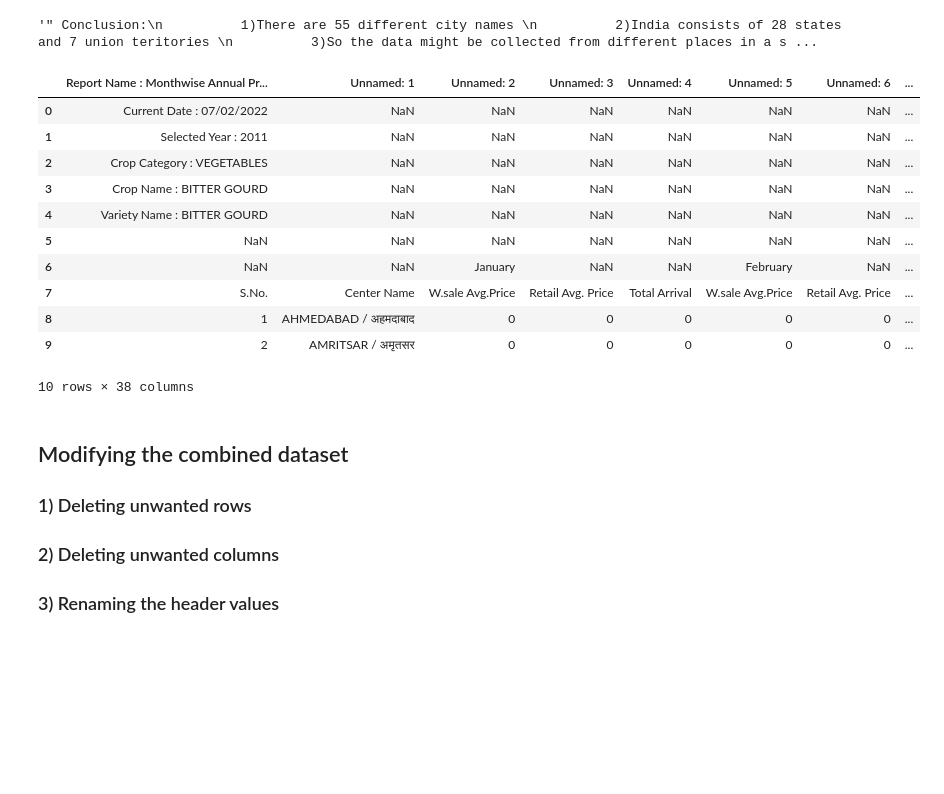
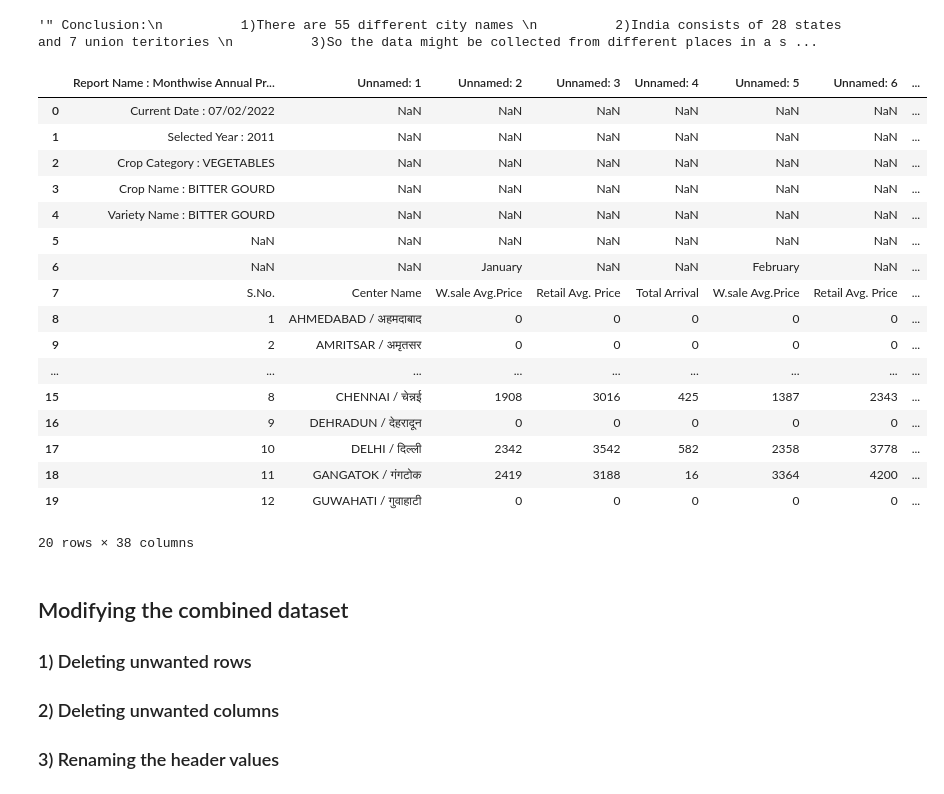
Before and after one commit to gkakani1/Exploratory_Data_Analysis, a Jupyter notebook: Code/EDA/crops_Datasets_EDA/EDA__of_crops_datasets.ipynb, the cells around one changed output. Cells and saved outputs as stored; diff of their text form; code cells hidden in the pictures; blank space fills up the shorter version.

```diff
--- a/Code/EDA/crops_Datasets_EDA/EDA__of_crops_datasets.ipynb
+++ b/Code/EDA/crops_Datasets_EDA/EDA__of_crops_datasets.ipynb
@@ -185,20 +167,26 @@ for i in range(0,10): # value of "i" in range of no:of food crops
     df_original = df_original.append(df_i, ignore_index = True) # Appending df_i to df_original dataframe
 # %%
 # Returning top 10 rows of df_original dataframe
-df_original.head(10)
+df_original.head(20)
 # %% [output]
 |  | Report Name : Monthwise Annual Pr... | Unnamed: 1 | Unnamed: 2 | Unnamed: 3 | Unnamed: 4 | Unnamed: 5 | Unnamed: 6 | ... |
 | 0 | Current Date : 07/02/2022 | NaN | NaN | NaN | NaN | NaN | NaN | ... |
 | 1 | Selected Year : 2011 | NaN | NaN | NaN | NaN | NaN | NaN | ... |
 | 2 | Crop Category : VEGETABLES | NaN | NaN | NaN | NaN | NaN | NaN | ... |
 | 3 | Crop Name : BITTER GOURD | NaN | NaN | NaN | NaN | NaN | NaN | ... |
 | 4 | Variety Name : BITTER GOURD | NaN | NaN | NaN | NaN | NaN | NaN | ... |
 | 5 | NaN | NaN | NaN | NaN | NaN | NaN | NaN | ... |
 | 6 | NaN | NaN | January | NaN | NaN | February | NaN | ... |
 | 7 | S.No. | Center Name | W.sale Avg.Price | Retail Avg. Price | Total Arrival | W.sale Avg.Price | Retail Avg. Price | ... |
 | 8 | 1 | AHMEDABAD / अहमदाबाद | 0 | 0 | 0 | 0 | 0 | ... |
 | 9 | 2 | AMRITSAR / अमृतसर | 0 | 0 | 0 | 0 | 0 | ... |
+| ... | ... | ... | ... | ... | ... | ... | ... | ... |
+| 15 | 8 | CHENNAI / चेन्नई | 1908 | 3016 | 425 | 1387 | 2343 | ... |
+| 16 | 9 | DEHRADUN / देहरादून | 0 | 0 | 0 | 0 | 0 | ... |
+| 17 | 10 | DELHI / दिल्ली | 2342 | 3542 | 582 | 2358 | 3778 | ... |
+| 18 | 11 | GANGATOK / गंगटोक | 2419 | 3188 | 16 | 3364 | 4200 | ... |
+| 19 | 12 | GUWAHATI / गुवाहाटी | 0 | 0 | 0 | 0 | 0 | ... |
-10 rows × 38 columns
+20 rows × 38 columns
 # %% [markdown]
 ## Modifying the combined dataset
   ### 1) Deleting unwanted rows
```
Also changed, not shown: parts of 5 cells of this notebook.
